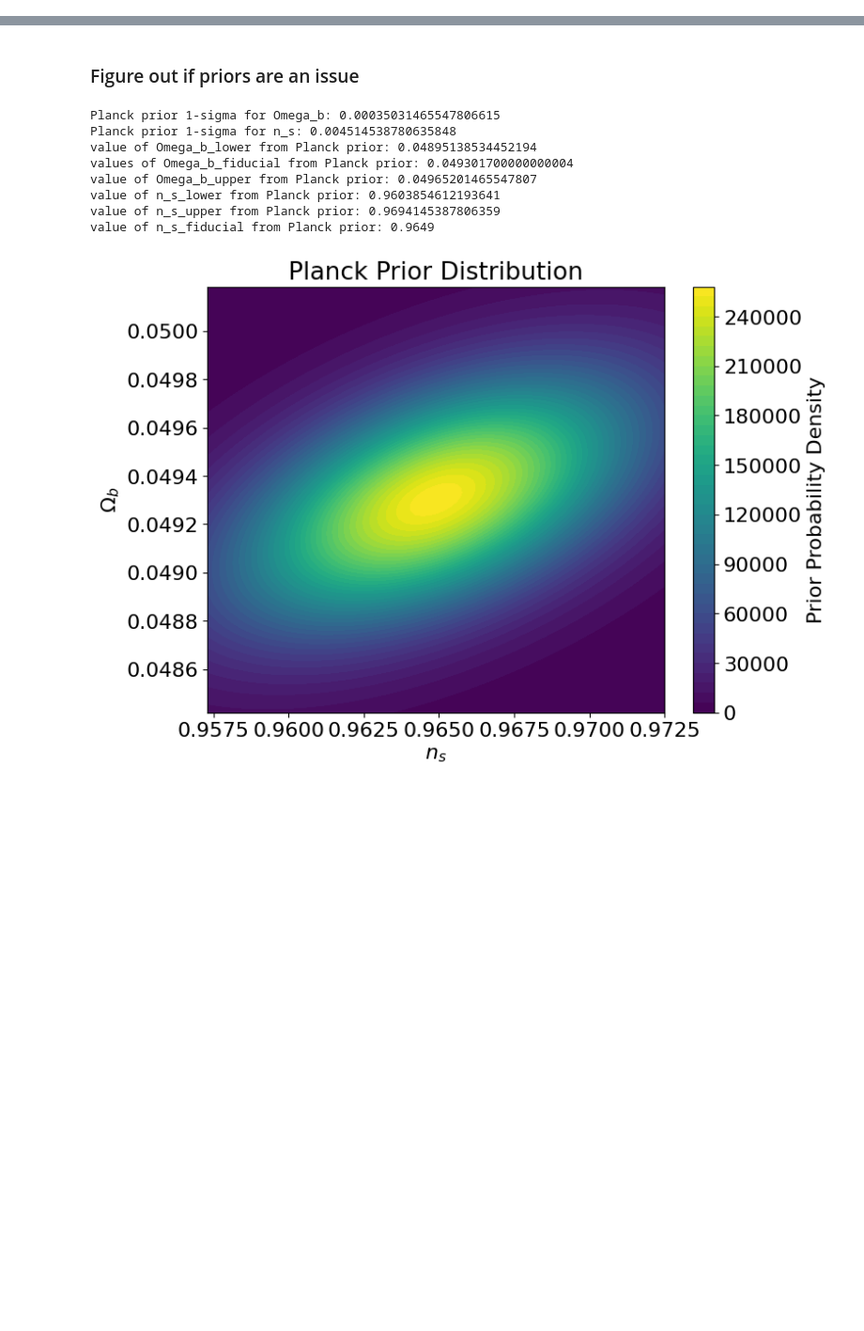
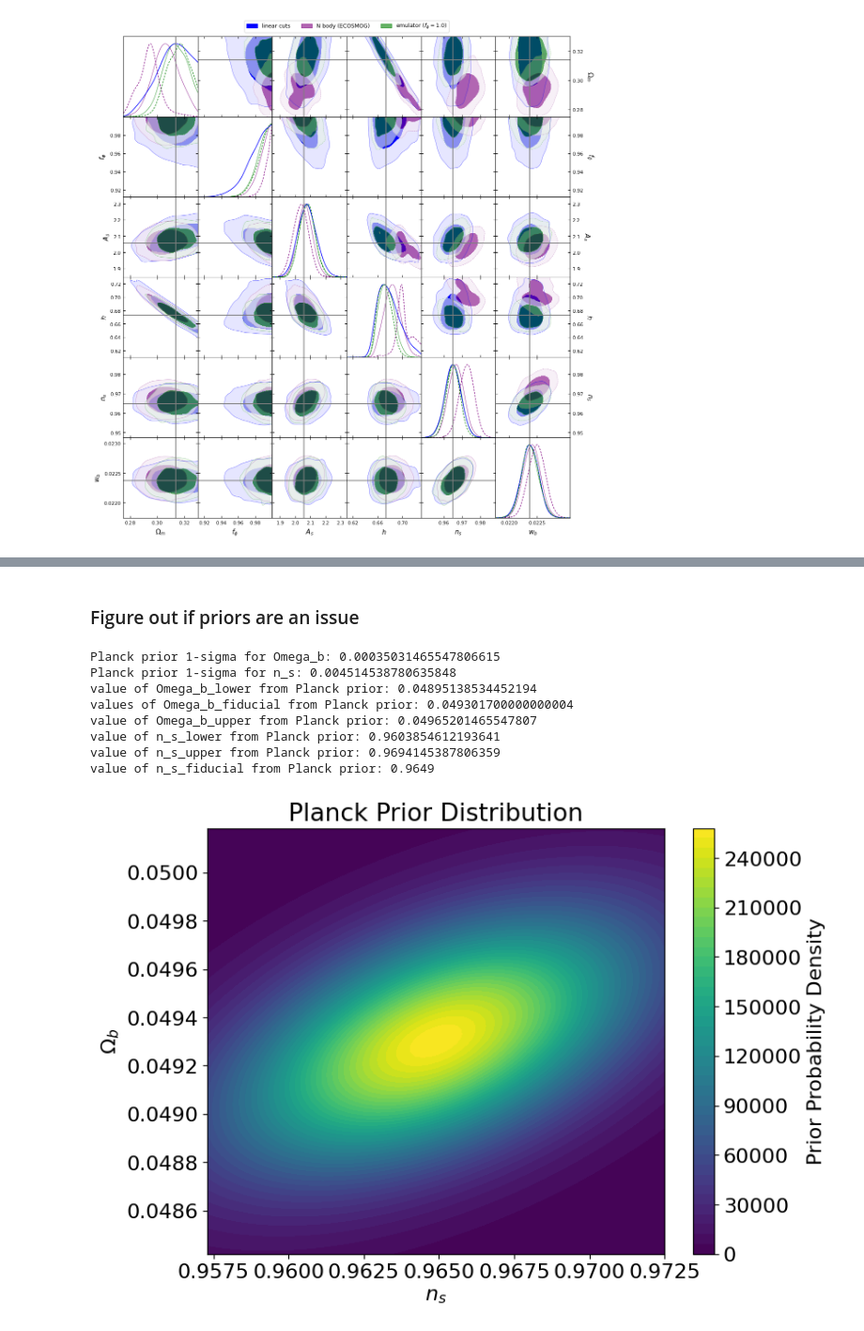
Before and after one commit to CarolaZano/CubicGalileon_Forecasts, a Jupyter notebook: Read_emcee_progress-Nbody.ipynb, the cells around one changed output, grey strips where cells are left out. Shown at 94% size. Drawn from its saved outputs; the diff is of its cells as text; code cells hidden in the pictures; blank space fills up the shorter version.

```diff
--- a/Read_emcee_progress-Nbody.ipynb
+++ b/Read_emcee_progress-Nbody.ipynb
@@ -261,0 +541,81 @@ Removed no burn in
+# %%
+# Variants - plot baryonic cuts on one side, ell=1500 cuts on the other, with lin cuts under both
+from matplotlib import cm
+
+g = getdist.plots.get_subplot_plotter()
+
+baryonic_chains =  ["chain_mcmc_cG_3x2pt_LSSTY1_fromemulator_linearcuts_k0p1_fphi1p0.txt",
+    "chain_mcmc_cG_3x2pt_LSSTY1_validation_Nbody_baryonic_k0p2.txt",
+                   "chain_mcmc_cG_3x2pt_LSSTY1_emulator_cosmo_ecosmog_fphi1p0_baryonic_k0p2.txt"]
+
+ell1500_chains = ["chain_mcmc_cG_3x2pt_LSSTY1_fromemulator_linearcuts_k0p1_fphi1p0.txt",
+    "chain_mcmc_cG_3x2pt_LSSTY1_validation_Nbody_ell1500_k0p2.txt",
+                   "chain_mcmc_cG_3x2pt_LSSTY1_emulator_cosmo_ecosmog_fphi1p0_ell1500_k0p2.txt"]
+
+cosmo_universe, parameter_names, parameter_values, fiducials = set_parameter_values_from_chain(baryonic_chains[0])
+
+# get priors dictionary values for parameters
+prior_dict = get_prior_dict_from_chain(chain_name_list[0])
+# change prior_dict keys to the names in parameter_names_plots. For Omega_b, change to w_b set prior to None
+prior_dict_plots = {}
+for key in prior_dict.keys():
+    if key == "Omega_b":
+        prior_dict_plots[r"$w_b$"] = (None, None)
+    else:
+        prior_dict_plots[parameter_names_plots[parameter_names.index(key)]] = prior_dict[key]
+
+# get samples for baryonic chains
+baryonic_samples = []
+for chain_name in baryonic_chains:
+    data = np.loadtxt(f"/home/c2042999/Desktop/Newcastle/cG_Forecasts/CubicGalileon_Forecasts/chains/{chain_name}", comments='#')
+    # change Omega_b to Omega_b*h^2
+    data[:, parameter_names.index("Omega_b")] = data[:, parameter_names.index("Omega_b")]*data[:, parameter_names.index("h")]**2
+    baryonic_samples.append(
+        getdist.MCSamples(samples=data[:,:len(parameter_names)], names=parameter_names_plots, weights=np.exp(data[:, -2]),
+                          settings={'smooth_scale_2D':0.35, 'smooth_scale_1D':0.35,"mult_bias_correction_order": 1}, ranges=prior_dict_plots)
+    )
+
+# get samples for ell1500 chains
+ell1500_samples = []
+for chain_name in ell1500_chains:
+    data = np.loadtxt(f"/home/c2042999/Desktop/Newcastle/cG_Forecasts/CubicGalileon_Forecasts/chains/{chain_name}", comments='#')
+    # change Omega_b to Omega_b*h^2
+    data[:, parameter_names.index("Omega_b")] = data[:, parameter_names.index("Omega_b")]*data[:, parameter_names.index("h")]**2
+    ell1500_samples.append(
+        getdist.MCSamples(samples=data[:,:len(parameter_names)], names=parameter_names_plots, weights=np.exp(data[:, -2]),
+                          settings={'smooth_scale_2D':0.35, 'smooth_scale_1D':0.35,"mult_bias_correction_order": 1}, ranges=prior_dict_plots)
+    )
+
+
+params_to_plot = [r"$\Omega_m$", r"$f_\phi$", r"$A_s$", r"$h$", r"$n_s$", r"$w_b$"]
+
+upper_kwargs = {
+    "contour_colors": ["blue", "purple", "green"],
+    "contour_ls": ["-","--", "--"],
+    "filled": [True,True, True],
+    "show_1d": [True,True, True],
+    "contour_lws": [1,1,1],
+}
+g.settings.solid_contour_palefactor = 0.9
+g.settings.alpha_filled_add = 0.6
+g.triangle_plot(
+    baryonic_samples,
+    params_to_plot,
+    filled=True,
+    contour_colors=["blue", "purple", "green"],
+    markers={"x0": -0.5},
+    upper_roots= ell1500_samples,
+    upper_kwargs=upper_kwargs,
+    upper_label_right=True,
+    legend_labels=["linear cuts", "N body (ECOSMOG)", "emulator ($f_\\phi=1.0$)"],
+);
+
+# plot fiducial values as gray lines
+for i in range(len(params_to_plot)):
+    for j in range(len(params_to_plot)):
+        ax = g.subplots[i,j]
+        if i != j and parameter_names_plots[i] in parameter_values_plots and fiducials[i] != None:
+            ax.axhline(fiducials[i],lw=1.5,color='tab:gray')
+        if parameter_names_plots[j] in parameter_values_plots and fiducials[j] != None:
+            ax.axvline(fiducials[j],lw=1.5,color='tab:gray')
+# %% [output]
@@ -261,0 +628 @@ Removed no burn in
+[figure, added]
```
Also changed, not shown: parts of 15 cells of this notebook, 22 other files.
